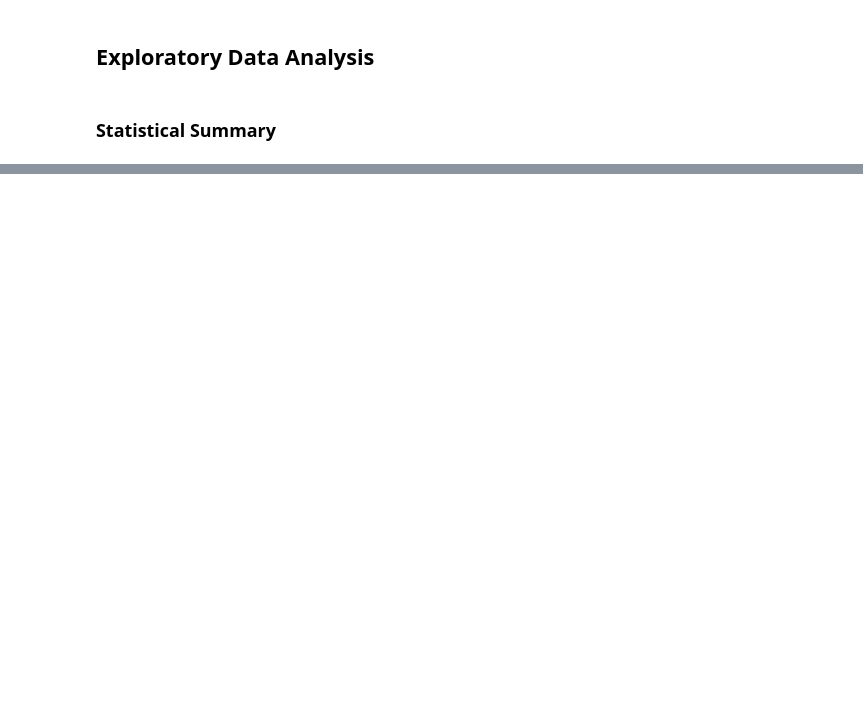
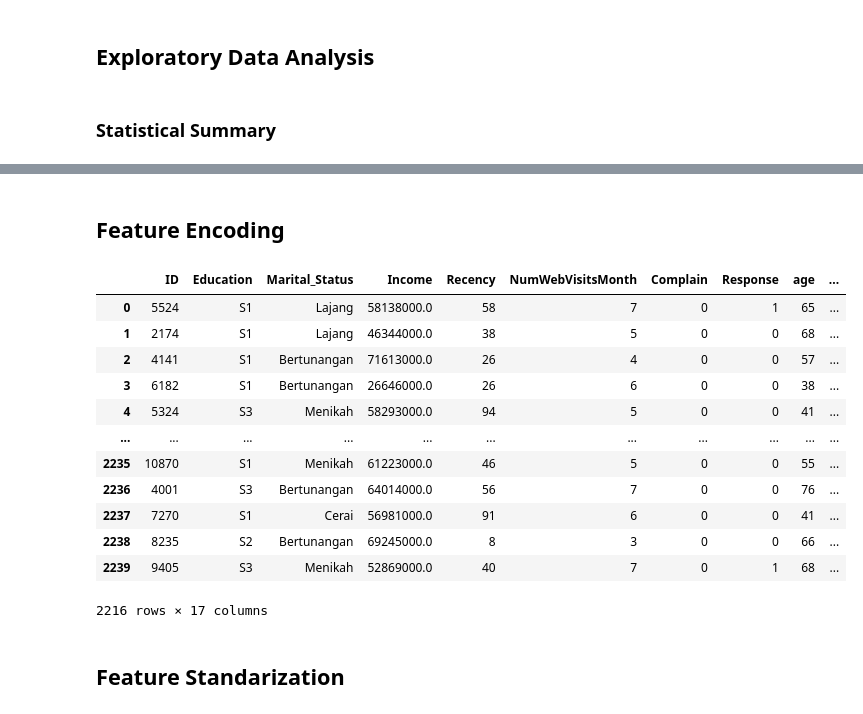
Before and after one commit to audryannoor/Predict-Customer-Personality-To-Boost-Marketing-Campaign-By-Using-Machine-Learning, a Jupyter notebook: Rafif Noor Audryan_Marketing Campaign.ipynb, the cells around one changed output, grey strips where cells are left out. Drawn from its saved outputs; the diff is of its cells as text; code cells hidden in the pictures; blank space fills up the shorter version.

```diff
--- a/Rafif Noor Audryan_Marketing Campaign.ipynb
+++ b/Rafif Noor Audryan_Marketing Campaign.ipynb
@@ -216,2 +274,4 @@ df_clean.duplicated().sum()
 # %% [markdown]
 ## Drop unnecessary Column
+# %%
+df_clean = df_clean.drop(columns=['Unnamed: 0','Year_Birth', 'Z_CostContact', 'Z_Revenue', 'Dt_Customer'])
@@ -239,0 +342,38 @@ for col in cat:
+# %% [markdown]
+## Feature Encoding
+# %%
+# Label encoder for education
+mapping_education = {
+    'SMA' : 0,
+    'D3' : 1,
+    'S1' : 2,
+    'S2' : 3,
+    'S3' : 4
+}
+df_clean['education_mapped'] = df_clean['Education'].map(mapping_education)
+# %%
+# One hot encoder
+for cat in ['Marital_Status','age_group','is_parent']:
+    onehots = pd.get_dummies(df_clean[cat], prefix = cat)
+    df_clean = df_clean.join(onehots)
+# %%
+df_cleaned = df_clean[['ID','Education','Marital_Status','Income','Recency','NumWebVisitsMonth','Complain','Response','age','joint_at_age','total_kid','is_parent','total_spent',
+                       'total_accept_campaign','total_transaction','age_group','conversion_rate']].copy()
+# %%
+df_cleaned
+# %% [output]
+|  | ID | Education | Marital_Status | Income | Recency | NumWebVisitsMonth | Complain | Response | age | ... |
+| 0 | 5524 | S1 | Lajang | 58138000.0 | 58 | 7 | 0 | 1 | 65 | ... |
+| 1 | 2174 | S1 | Lajang | 46344000.0 | 38 | 5 | 0 | 0 | 68 | ... |
+| 2 | 4141 | S1 | Bertunangan | 71613000.0 | 26 | 4 | 0 | 0 | 57 | ... |
+| 3 | 6182 | S1 | Bertunangan | 26646000.0 | 26 | 6 | 0 | 0 | 38 | ... |
+| 4 | 5324 | S3 | Menikah | 58293000.0 | 94 | 5 | 0 | 0 | 41 | ... |
+| ... | ... | ... | ... | ... | ... | ... | ... | ... | ... | ... |
+| 2235 | 10870 | S1 | Menikah | 61223000.0 | 46 | 5 | 0 | 0 | 55 | ... |
+| 2236 | 4001 | S3 | Bertunangan | 64014000.0 | 56 | 7 | 0 | 0 | 76 | ... |
+| 2237 | 7270 | S1 | Cerai | 56981000.0 | 91 | 6 | 0 | 0 | 41 | ... |
+| 2238 | 8235 | S2 | Bertunangan | 69245000.0 | 8 | 3 | 0 | 0 | 66 | ... |
+| 2239 | 9405 | S3 | Menikah | 52869000.0 | 40 | 7 | 0 | 1 | 68 | ... |
+2216 rows × 17 columns
+# %% [markdown]
+## Feature Standarization
```
Also changed, not shown: parts of 26 cells of this notebook.
